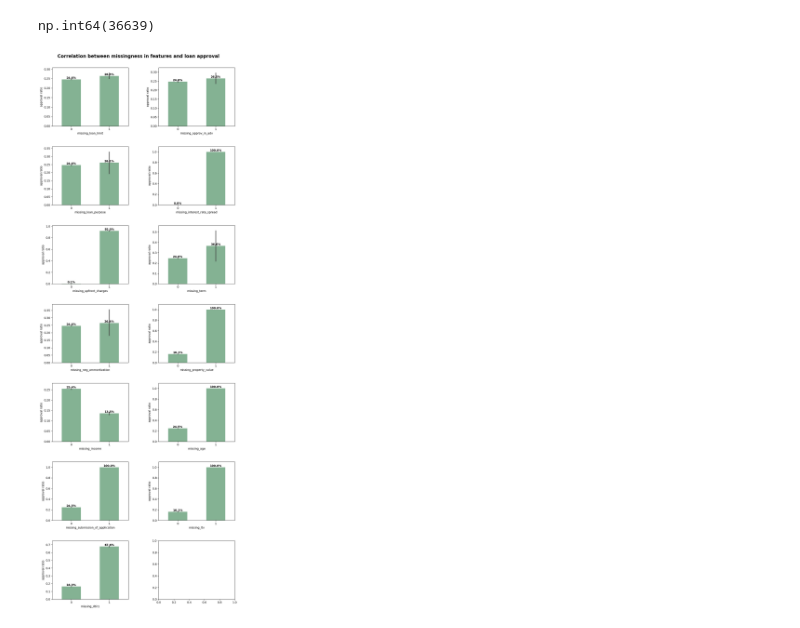
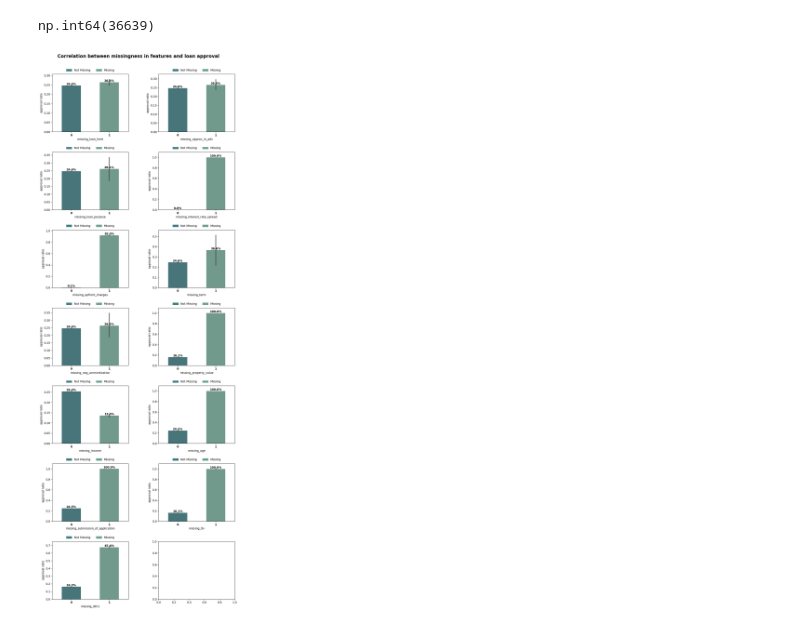
Before and after one commit to mustDestroy/LoanApproval, a Jupyter notebook: loan_risk_analysis.ipynb, the cells around one changed output. Saved outputs shown, nothing was run; the diff lists cells and outputs as text; code cells hidden in the pictures.

```diff
--- a/loan_risk_analysis.ipynb
+++ b/loan_risk_analysis.ipynb
@@ -561,53 +561,57 @@ for col in df_mval_indicator.columns:
         sns.barplot(
             x=df_mval_indicator[col],
             y=df_mval_indicator[target_var],
             ax=ax,
+            hue=df_mval_indicator[col],
+            dodge=False,  # prevents groupped bars
             width=0.5,
+            palette=["#3e7c82", "#6aa18e"],
+            legend=False,  # use customized legend
         )
-        sns.set_palette("crest")
-        # sns.move_legend(
-        #     ax,
-        #     "lower center",
-        #     bbox_to_anchor=(0.5, 1),
-        #     ncols=3,
-        #     title=None,
-        #     frameon=False,
-        #     labels=["Not Missing", "Missing"],
-        # )
-        ax.margins(y=0.1)
-        ax.set_xlabel(col)
+
+        # create new legend
+        custom_legend = [
+            mpatches.Patch(color="#3e7c82", label="Not Missing"),
+            mpatches.Patch(color="#6aa18e", label="Missing"),
+        ]
+        ax.legend(
+            handles=custom_legend,
+            title=None,
+            loc="lower center",
+            bbox_to_anchor=(0.5, 1),
+            ncol=3,
+            frameon=False,
+        )
+
+        ax.set_xticks([0, 1]) # set position first
+        ax.set_xticklabels(["0", "1"], fontweight="bold")
+        ax.margins(y=0.10)
+        # ax.set_xlabel(col,)
         ax.set_ylabel("approval ratio")
-        i = i+1
-        # create customized legend
-        # custom_legend = [
-        #     mpatches.Patch(color="#4472C4", label="Not Missing"),
-        #     mpatches.Patch(color="#ED7D31", label="Missing")
-        #     ]
-        # ax.legend(handles=custom_legend)
+
         bars = ax.patches
-
         for bar in bars:
             height = bar.get_height()
-            #print(height)
+            # print(height)
             if not pd.isna(height):
                 ax.annotate(
                     f"{height * 100:.1f}%",
                     (bar.get_x() + bar.get_width() / 2, height),
                     ha="center",
                     va="bottom",
                     fontsize=10,
                     fontweight="bold",
                 )
-                # print(bar.get_height()*100)
 
+        i = i + 1
 
 fig.suptitle(
     "Correlation between missingness in features and loan approval",
     fontweight="bold",
     fontsize=16,
 )
 plt.tight_layout(rect=[0, 0, 1, 0.975], h_pad=8)
 plt.subplots_adjust(hspace=0.35, wspace=0.4)
 plt.show()
 # %% [output]
-[figure, old version]
+[figure, new version]
```
Also changed, not shown: parts of 1 cell of this notebook.
